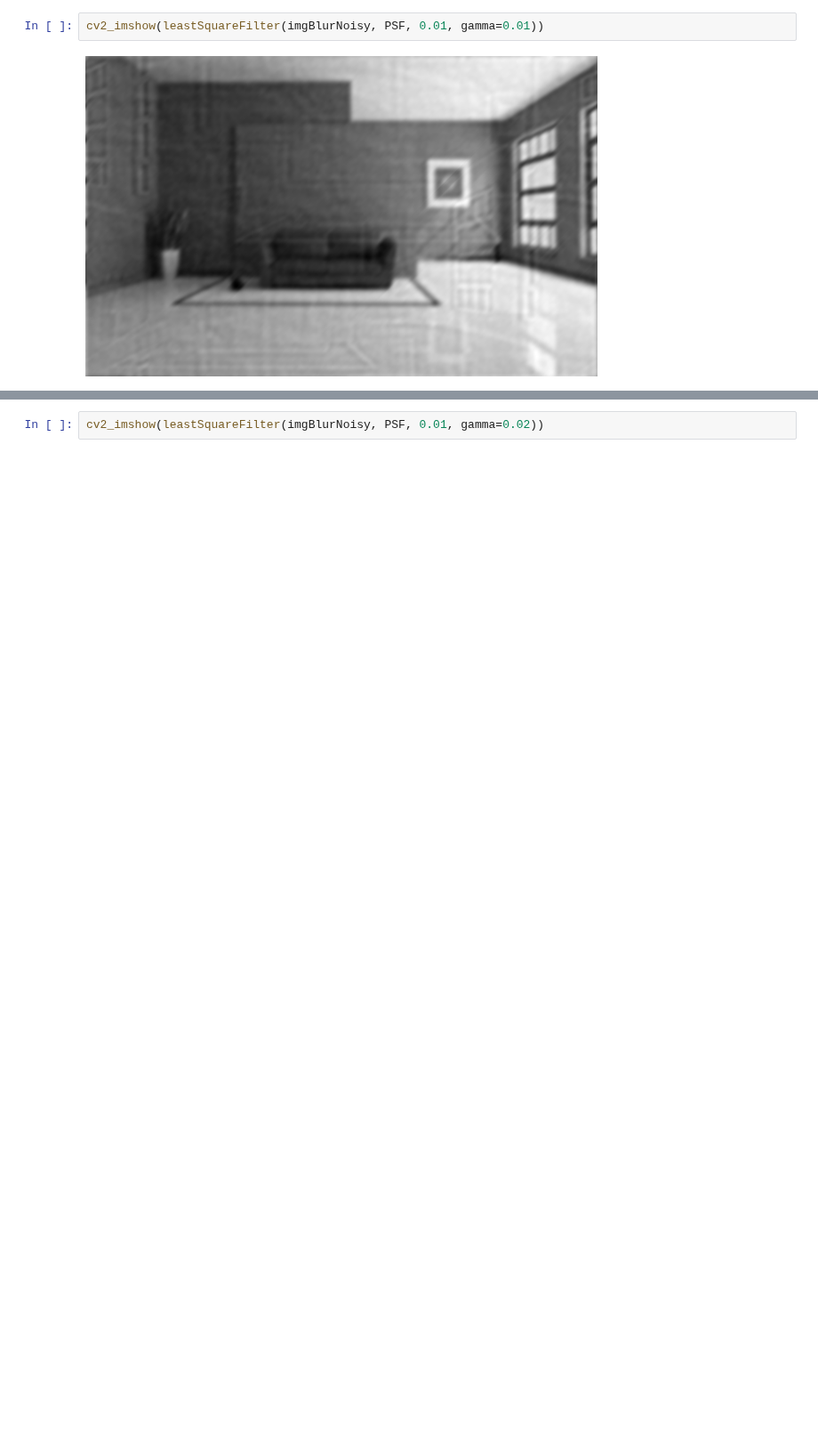
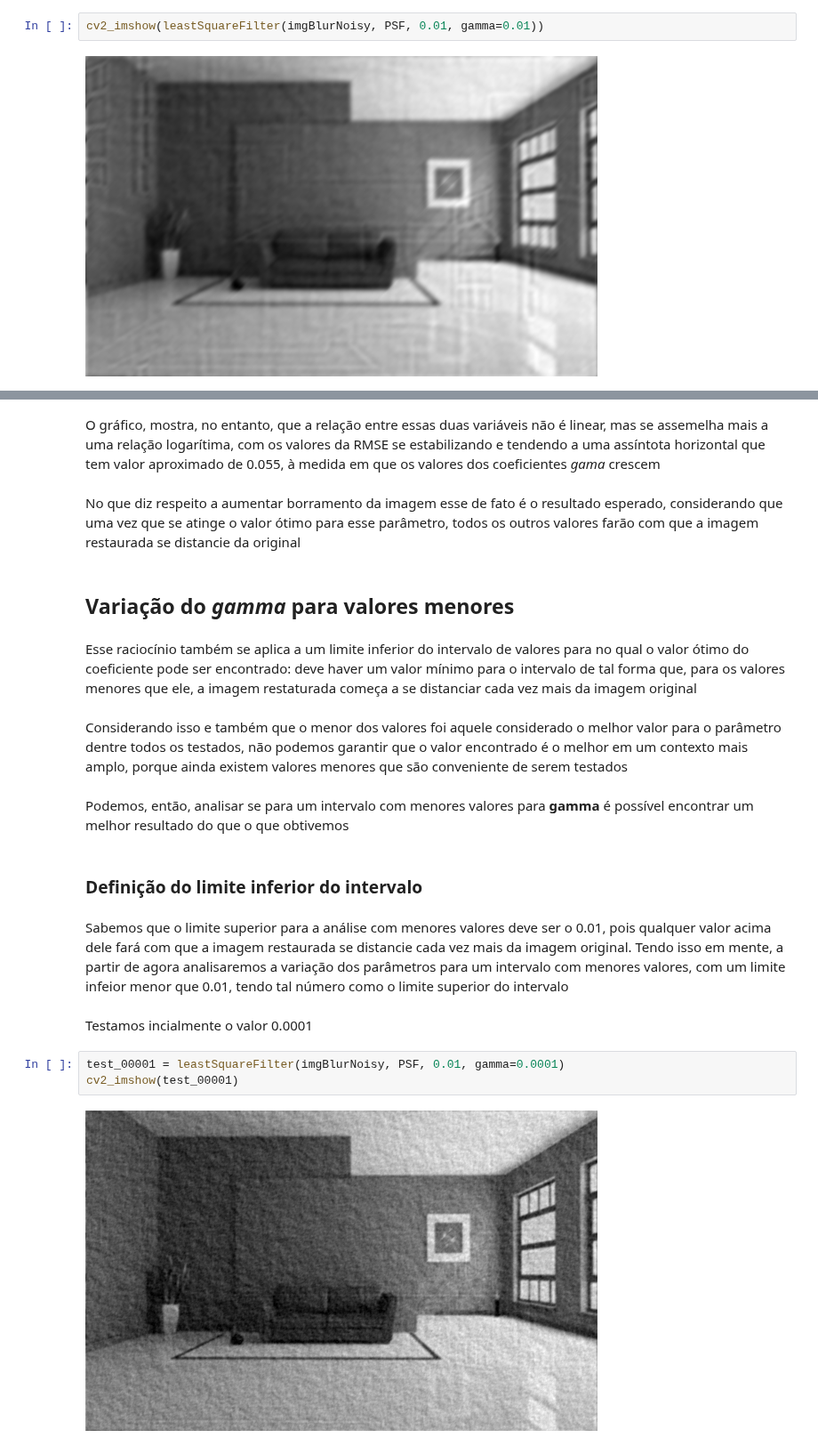
Before and after one commit to shl0mo/Computational_Photography, a Jupyter notebook: Image Restoration/Image_Restoration-LMS.ipynb, the cells around one changed output, grey strips where cells are left out. Shown at 89% size. Cells and saved outputs as stored; diff of their text form; blank space fills up the shorter version.

```diff
--- a/Image Restoration/Image_Restoration-LMS.ipynb
+++ b/Image Restoration/Image_Restoration-LMS.ipynb
@@ -145,2 +182,23 @@ cv2_imshow(leastSquareFilter(imgBlurNoisy, PSF, 0.01, gamma=0.01))
+# %% [markdown]
+O gráfico, mostra, no entanto, que a relação entre essas duas variáveis não é linear, mas se assemelha mais a uma relação logarítima, com os valores da RMSE se estabilizando e tendendo a uma assíntota horizontal que tem valor aproximado de 0.055, à medida em que os valores dos coeficientes *gama* crescem
+# %% [markdown]
+No que diz respeito a aumentar borramento da imagem esse de fato é o resultado esperado, considerando que uma vez que se atinge o valor ótimo para esse parâmetro, todos os outros valores farão com que a imagem restaurada se distancie da original
+# %% [markdown]
+## Variação do *gamma* para valores menores
+# %% [markdown]
+Esse raciocínio também se aplica a um limite inferior do intervalo de valores para no qual o valor ótimo do coeficiente pode ser encontrado: deve haver um valor mínimo para o intervalo de tal forma que, para os valores menores que ele, a imagem restaturada começa a se distanciar cada vez mais da imagem original
+# %% [markdown]
+Considerando isso e também que o menor dos valores foi aquele considerado o melhor valor para o parâmetro dentre todos os testados, não podemos garantir que o valor encontrado é o melhor em um contexto mais amplo, porque ainda existem valores menores que são conveniente de serem testados
+# %% [markdown]
+Podemos, então, analisar se para um intervalo com menores valores para **gamma** é possível encontrar um melhor resultado do que o que obtivemos
+# %% [markdown]
+### Definição do limite inferior do intervalo
+# %% [markdown]
+Sabemos que o limite superior para a análise com menores valores deve ser o 0.01, pois qualquer valor acima dele fará com que a imagem restaurada se distancie cada vez mais da imagem original. Tendo isso em mente, a partir de agora analisaremos a variação dos parâmetros para um intervalo com menores valores, com um limite infeior menor que 0.01, tendo tal número como o limite superior do intervalo
+# %% [markdown]
+Testamos incialmente o valor 0.0001
 # %%
-cv2_imshow(leastSquareFilter(imgBlurNoisy, PSF, 0.01, gamma=0.02))
+test_00001 = leastSquareFilter(imgBlurNoisy, PSF, 0.01, gamma=0.0001)
+cv2_imshow(test_00001)
+# %% [output]
+[figure, added]
```
Also changed, not shown: parts of 51 cells of this notebook.
